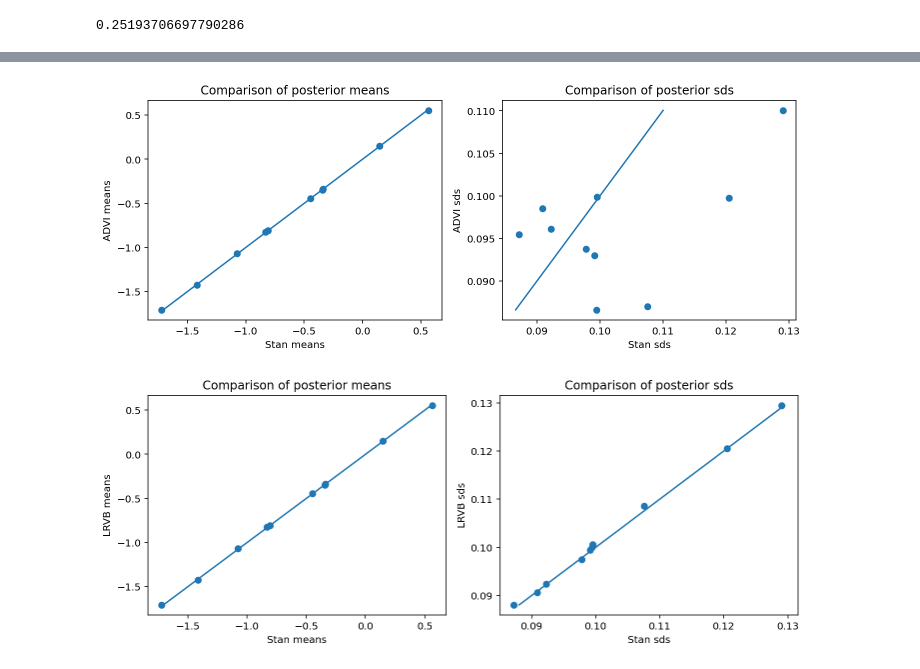
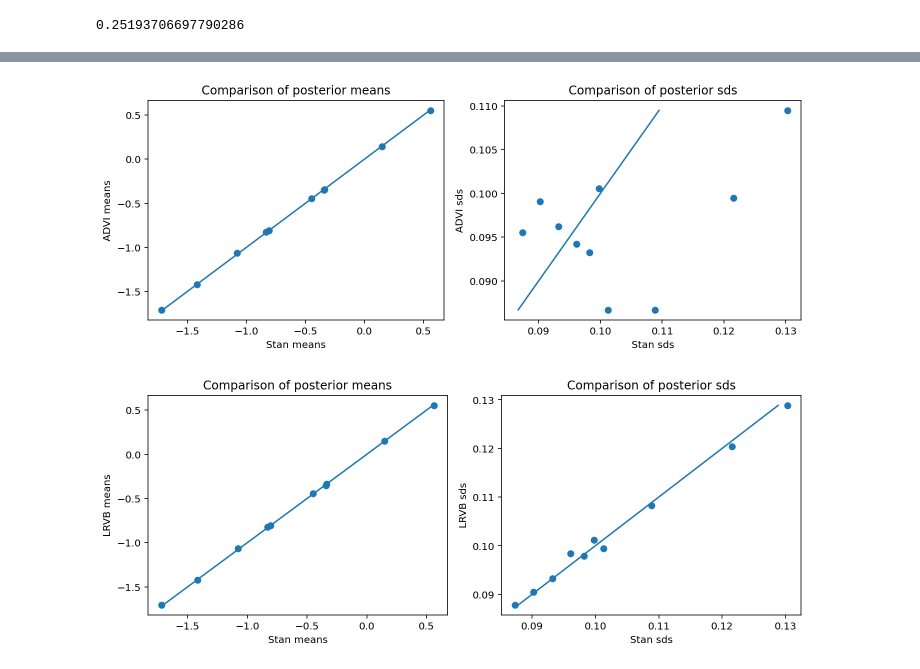
Before and after one commit to martiningram/jax_advi, a Jupyter notebook: examples/Logistic regression example.ipynb, the cells around one changed output, grey strips where cells are left out. Drawn from its saved outputs; the diff is of its cells as text; code cells hidden in the pictures.

Commit message:
Added LRVB to both examples

```diff
--- a/examples/Logistic regression example.ipynb
+++ b/examples/Logistic regression example.ipynb
@@ -118,28 +98,36 @@ result
+# %%
+# Get the ADVI draws
+from jax_advi.advi import get_posterior_draws
+
+draws = get_posterior_draws(result['free_means'], result['free_sds'], {}, n_draws=10000)
+
+beta_means_advi = draws['beta'].mean(axis=0)
+beta_sds_advi = draws['beta'].std(axis=0)
 # %%
 f, ax = plt.subplots(1, 2)
 
-ax[0].scatter(fit_result['beta'].mean(axis=0), result['free_means']['beta'])
+ax[0].scatter(fit_result['beta'].mean(axis=0), beta_means_advi)
 
-ax[0].plot([result['free_means']['beta'].min(), result['free_means']['beta'].max()],
-           [result['free_means']['beta'].min(), result['free_means']['beta'].max()])
+ax[0].plot([beta_means_advi.min(), beta_means_advi.max()],
+           [beta_means_advi.min(), beta_means_advi.max()])
 
-ax[1].scatter(fit_result['beta'].std(axis=0), result['free_sds']['beta'])
-ax[1].plot([result['free_sds']['beta'].min(), result['free_sds']['beta'].max()],
-              [result['free_sds']['beta'].min(), result['free_sds']['beta'].max()])
+ax[1].scatter(fit_result['beta'].std(axis=0), beta_sds_advi)
+ax[1].plot([beta_sds_advi.min(), beta_sds_advi.max()],
+              [beta_sds_advi.min(), beta_sds_advi.max()])
 
 ax[0].set_title('Comparison of posterior means')
 ax[1].set_title('Comparison of posterior sds')
 
 ax[0].set_xlabel('Stan means')
 ax[0].set_ylabel('ADVI means')
 
 ax[1].set_xlabel('Stan sds')
 ax[1].set_ylabel('ADVI sds')
 
 f.set_size_inches(10, 4)
 f.tight_layout()
 
 plt.savefig('logistic_reg_comparison.png', dpi=300)
 # %% [output]
-[figure, old version]
+[figure, new version]
 # %%
@@ -151,14 +147,15 @@ lrvb_free_sds, lrvb_cov_mat = compute_lrvb_covariance(
 # %%
+# Compare with HMC
 f, ax = plt.subplots(1, 2)
 
-ax[0].scatter(fit_result['beta'].mean(axis=0), result['free_means']['beta'])
+ax[0].scatter(fit_result['beta'].mean(axis=0), beta_means_lrvb)
 
-ax[0].plot([result['free_means']['beta'].min(), result['free_means']['beta'].max()],
-           [result['free_means']['beta'].min(), result['free_means']['beta'].max()])
+ax[0].plot([beta_means_lrvb.min(), beta_means_lrvb.max()],
+           [beta_means_lrvb.min(), beta_means_lrvb.max()])
 
-ax[1].scatter(fit_result['beta'].std(axis=0), lrvb_free_sds['beta'])
-ax[1].plot([lrvb_free_sds['beta'].min(), lrvb_free_sds['beta'].max()],
-            [lrvb_free_sds['beta'].min(), lrvb_free_sds['beta'].max()])
+ax[1].scatter(fit_result['beta'].std(axis=0), beta_sds_lrvb)
+ax[1].plot([beta_sds_lrvb.min(), beta_sds_lrvb.max()],
+              [beta_sds_lrvb.min(), beta_sds_lrvb.max()])
 
 ax[0].set_title('Comparison of posterior means')
 ax[1].set_title('Comparison of posterior sds')
@@ -174,4 +171,4 @@ f.tight_layout()
 
 plt.savefig('logistic_reg_comparison_lrvb.png', dpi=300)
 # %% [output]
-[figure, old version]
+[figure, new version]
```
Also changed, not shown: parts of 7 cells of this notebook, 1 other file.
